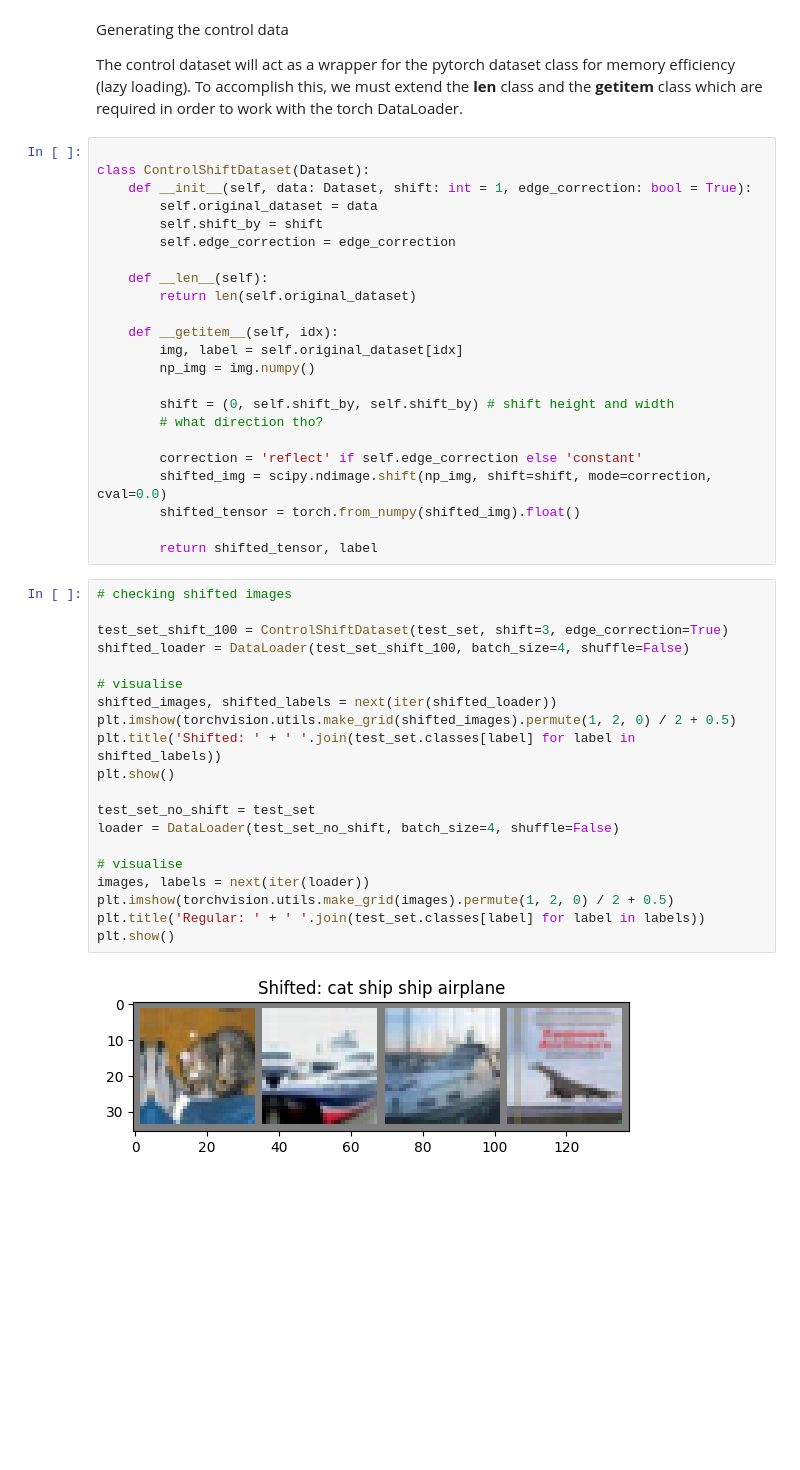
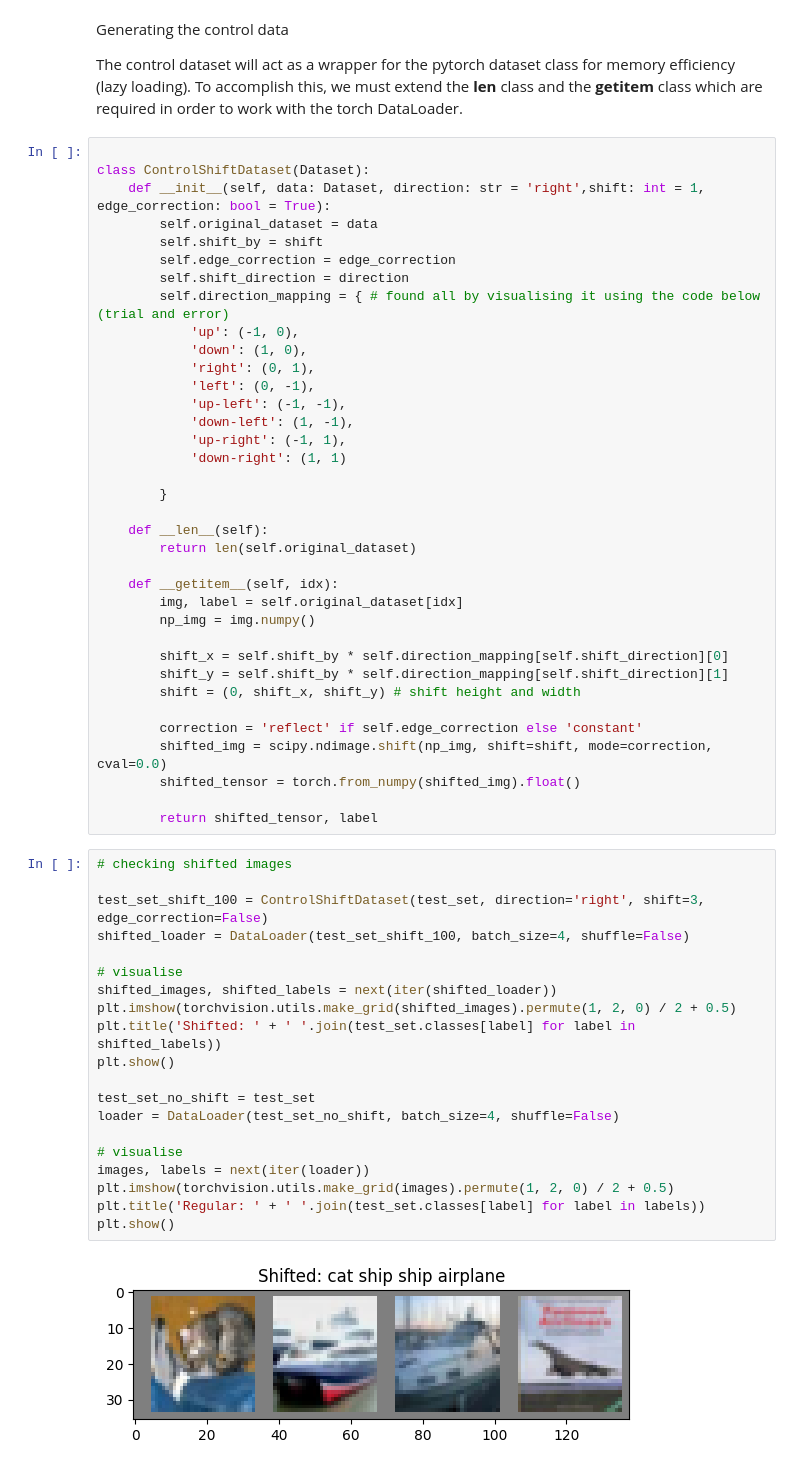
Before and after one commit to 641e16/shift_invariance_control_dataset, a Jupyter notebook: control_dataset.ipynb, the cells around one changed output. Saved outputs shown, nothing was run; the diff lists cells and outputs as text; blank space fills up the shorter version.

Commit message:
add direction control parameter

```diff
--- a/control_dataset.ipynb
+++ b/control_dataset.ipynb
@@ -31,10 +31,22 @@ The control dataset will act as a wrapper for the pytorch dataset class for memo
 # %%
 
 class ControlShiftDataset(Dataset):
-    def __init__(self, data: Dataset, shift: int = 1, edge_correction: bool = True):
+    def __init__(self, data: Dataset, direction: str = 'right',shift: int = 1, edge_correction: bool = True):
         self.original_dataset = data
         self.shift_by = shift
         self.edge_correction = edge_correction
+        self.shift_direction = direction
+        self.direction_mapping = { # found all by visualising it using the code below (trial and error)
+            'up': (-1, 0),
+            'down': (1, 0),
+            'right': (0, 1),
+            'left': (0, -1),
+            'up-left': (-1, -1),
+            'down-left': (1, -1),
+            'up-right': (-1, 1),
+            'down-right': (1, 1)
+
+        }
 
     def __len__(self):
         return len(self.original_dataset)
@@ -43,8 +55,9 @@ class ControlShiftDataset(Dataset):
         img, label = self.original_dataset[idx]
         np_img = img.numpy()
 
-        shift = (0, self.shift_by, self.shift_by) # shift height and width
-        # what direction tho?
+        shift_x = self.shift_by * self.direction_mapping[self.shift_direction][0]
+        shift_y = self.shift_by * self.direction_mapping[self.shift_direction][1]
+        shift = (0, shift_x, shift_y) # shift height and width
 
         correction = 'reflect' if self.edge_correction else 'constant'
         shifted_img = scipy.ndimage.shift(np_img, shift=shift, mode=correction, cval=0.0)
@@ -54,23 +67,23 @@ class ControlShiftDataset(Dataset):
 # %%
 # checking shifted images
 
-test_set_shift_100 = ControlShiftDataset(test_set, shift=3, edge_correction=True)
+test_set_shift_100 = ControlShiftDataset(test_set, direction='right', shift=3, edge_correction=False)
 shifted_loader = DataLoader(test_set_shift_100, batch_size=4, shuffle=False)
 
 # visualise
 shifted_images, shifted_labels = next(iter(shifted_loader))
 plt.imshow(torchvision.utils.make_grid(shifted_images).permute(1, 2, 0) / 2 + 0.5)
 plt.title('Shifted: ' + ' '.join(test_set.classes[label] for label in shifted_labels))
 plt.show()
 
 test_set_no_shift = test_set
 loader = DataLoader(test_set_no_shift, batch_size=4, shuffle=False)
 
 # visualise
 images, labels = next(iter(loader))
 plt.imshow(torchvision.utils.make_grid(images).permute(1, 2, 0) / 2 + 0.5)
 plt.title('Regular: ' + ' '.join(test_set.classes[label] for label in labels))
 plt.show()
 # %% [output]
-[figure, old version]
+[figure, new version]
 [figure]
```
Also changed, not shown: parts of 1 cell of this notebook.
